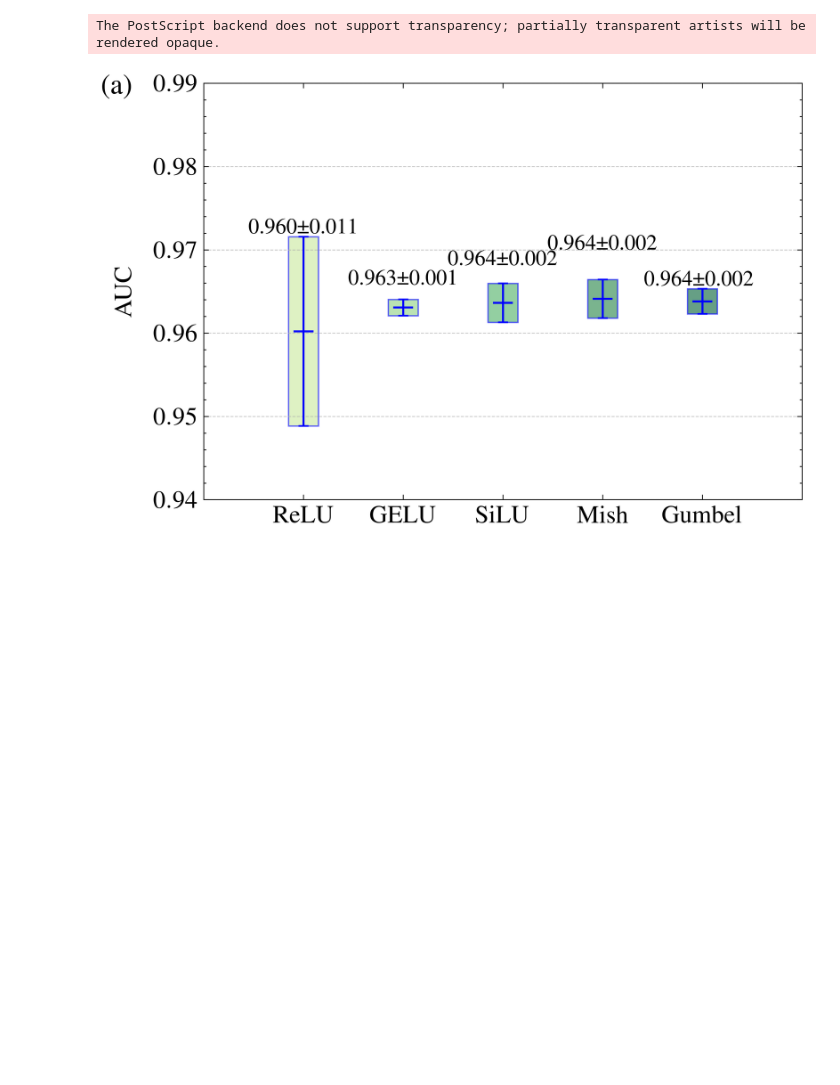
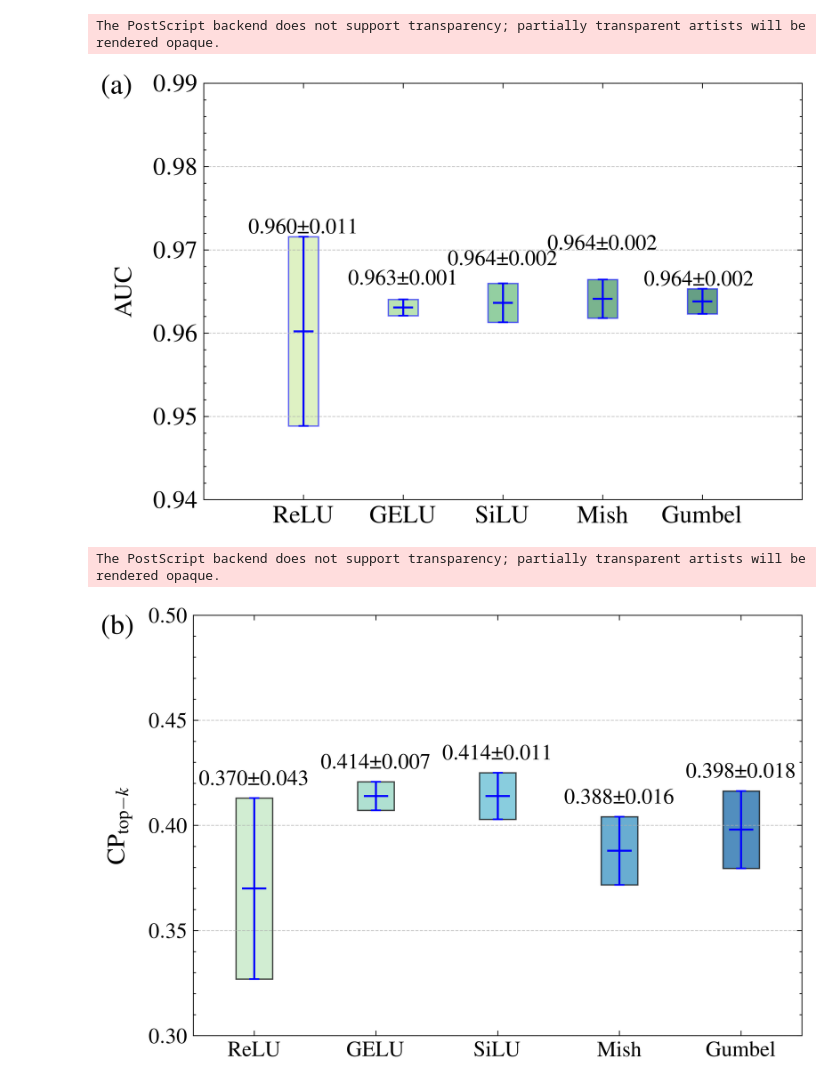
Before and after one commit to resonance-dfb/credit-autoencoder, a Jupyter notebook: Fig7-10.ipynb, the cells around one changed output. Cells and saved outputs as stored; diff of their text form; code cells hidden in the pictures; blank space fills up the shorter version.

```diff
--- a/Fig7-10.ipynb
+++ b/Fig7-10.ipynb
@@ -601,9 +601,9 @@ plt.style.use(['science', 'ieee'])
 activation_functions = ['ReLU', 'GELU', 'SiLU', 'Mish', 'Gumbel']
 top_k_data = [
     [0.31,0.39,0.37,0.39,0.39],
-    [0.46,0.40,0.42,0.51,0.38],
-    [0.42,0.40,0.38,0.47,0.49],
-    [0.40,0.37,0.42,0.38,0.34],
+    [0.41,0.41,0.41,0.42,0.42],
+    [0.42,0.40,0.41,0.42,0.42],
+    [0.39,0.37,0.40,0.38,0.40],
     [0.38,0.39,0.40,0.42,0.40]
 ]
 
@@ -655,30 +655,33 @@ for i in range(len(activation_functions)):
                 fontsize=13)
 
 # 设置 y 轴标签
 ax.set_ylabel(r'CP$_{\rm top-{\it k}}$', fontsize=15, labelpad=10)
 
 # 设置 x 轴刻度和标签
 ax.set_xticks(x)
 ax.set_xticklabels(activation_functions, fontsize=13)
 ax.tick_params(axis='y', labelsize=13)  # y 轴刻度标签字体大小
 ax.xaxis.set_minor_locator(plt.NullLocator())
 
 # 设置 y 轴范围
 y_min = min(top_k_means - top_k_ci) - 0.005
 y_max = max(top_k_means + top_k_ci) + 0.02
 ax.set_ylim(0.3, y_max)
 ax.set_yticks([0.30, 0.35, 0.40, 0.45, 0.50])
 # 设置 x 轴范围，增加两侧空白
 ax.set_xlim(x[0] - 0.5, x[-1] + 0.5)
 
 # 添加图标标记，例如 (c)
 ax.text(-0.15, 1.0, '(b)', transform=ax.transAxes, fontsize=17, va='top')
 
 # 调整布局
 plt.tight_layout()
 
 # 保存图像
 plt.savefig('D:/Credit Card Fraud Detection/Fig10b.eps', format='eps', dpi=800)
 
 # 显示图像
 plt.show()
+# %% [output]
+The PostScript backend does not support transparency; partially transparent artists will be rendered opaque.
+[figure, added]
```
